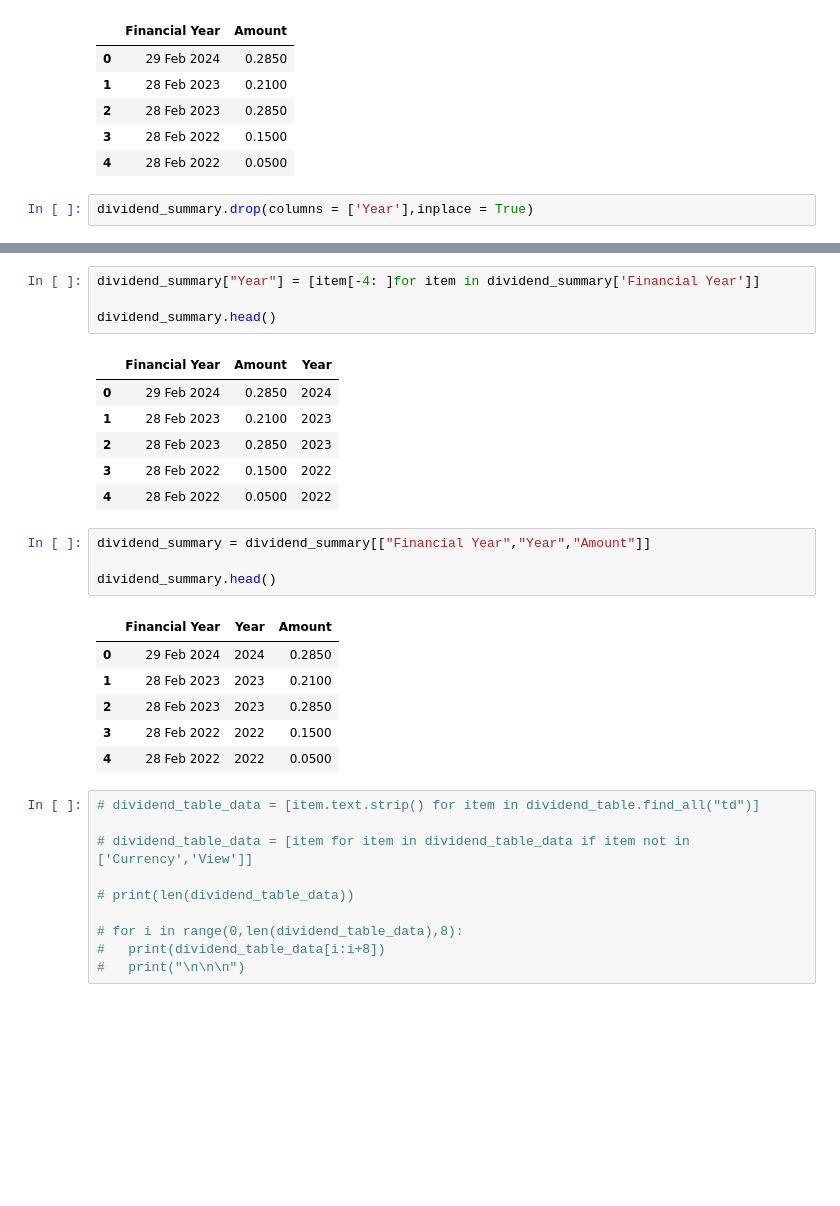
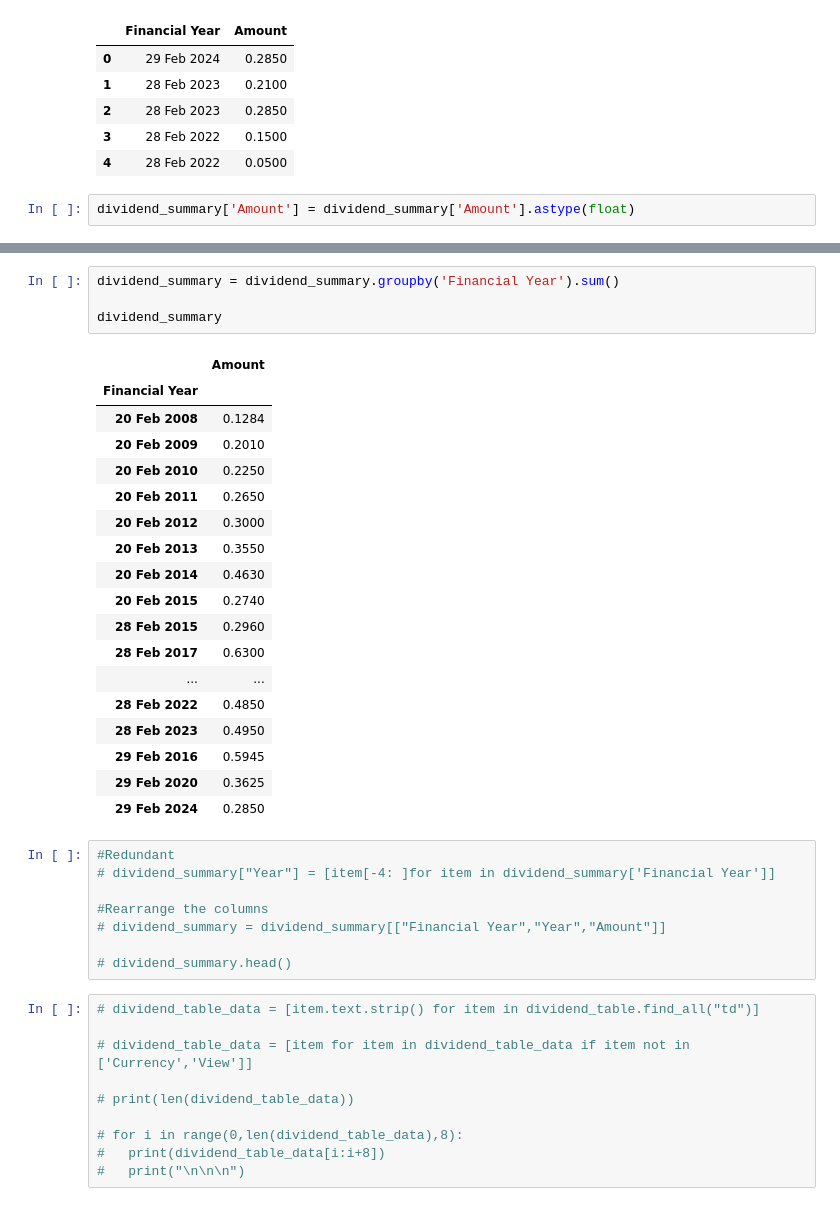
Before and after one commit to yeesem/Web-Scraping, a Jupyter notebook: Web_Scraping_KLSE_SCREENER.ipynb, the cells around one changed output, grey strips where cells are left out. Cells and saved outputs as stored; diff of their text form; blank space fills up the shorter version.

```diff
--- a/Web_Scraping_KLSE_SCREENER.ipynb
+++ b/Web_Scraping_KLSE_SCREENER.ipynb
@@ -268,5 +268,5 @@ dividend_summary.head()
 | 2 | 28 Feb 2023 | 0.2850 |
 | 3 | 28 Feb 2022 | 0.1500 |
 | 4 | 28 Feb 2022 | 0.0500 |
-# %%
-dividend_summary.drop(columns = ['Year'],inplace = True)
+# %%
+dividend_summary['Amount'] = dividend_summary['Amount'].astype(float)
@@ -273,25 +285,34 @@ dividend_summary.drop(columns = ['Year'],inplace = True)
+# %%
+dividend_summary = dividend_summary.groupby('Financial Year').sum()
+
+dividend_summary
+# %% [output]
+|  | Amount |
+| Financial Year |  |
+| 20 Feb 2008 | 0.1284 |
+| 20 Feb 2009 | 0.2010 |
+| 20 Feb 2010 | 0.2250 |
+| 20 Feb 2011 | 0.2650 |
+| 20 Feb 2012 | 0.3000 |
+| 20 Feb 2013 | 0.3550 |
+| 20 Feb 2014 | 0.4630 |
+| 20 Feb 2015 | 0.2740 |
+| 28 Feb 2015 | 0.2960 |
+| 28 Feb 2017 | 0.6300 |
+| ... | ... |
+| 28 Feb 2022 | 0.4850 |
+| 28 Feb 2023 | 0.4950 |
+| 29 Feb 2016 | 0.5945 |
+| 29 Feb 2020 | 0.3625 |
+| 29 Feb 2024 | 0.2850 |
 # %%
-dividend_summary["Year"] = [item[-4: ]for item in dividend_summary['Financial Year']]
+#Redundant
+# dividend_summary["Year"] = [item[-4: ]for item in dividend_summary['Financial Year']]
 
-dividend_summary.head()
+#Rearrange the columns
+# dividend_summary = dividend_summary[["Financial Year","Year","Amount"]]
+
+# dividend_summary.head()
-# %% [output]
-|  | Financial Year | Amount | Year |
-| 0 | 29 Feb 2024 | 0.2850 | 2024 |
-| 1 | 28 Feb 2023 | 0.2100 | 2023 |
-| 2 | 28 Feb 2023 | 0.2850 | 2023 |
-| 3 | 28 Feb 2022 | 0.1500 | 2022 |
-| 4 | 28 Feb 2022 | 0.0500 | 2022 |
-# %%
-dividend_summary = dividend_summary[["Financial Year","Year","Amount"]]
-
-dividend_summary.head()
-# %% [output]
-|  | Financial Year | Year | Amount |
-| 0 | 29 Feb 2024 | 2024 | 0.2850 |
-| 1 | 28 Feb 2023 | 2023 | 0.2100 |
-| 2 | 28 Feb 2023 | 2023 | 0.2850 |
-| 3 | 28 Feb 2022 | 2022 | 0.1500 |
-| 4 | 28 Feb 2022 | 2022 | 0.0500 |
 # %%
 # dividend_table_data = [item.text.strip() for item in dividend_table.find_all("td")]
 
```
Also changed, not shown: parts of 29 cells of this notebook.
